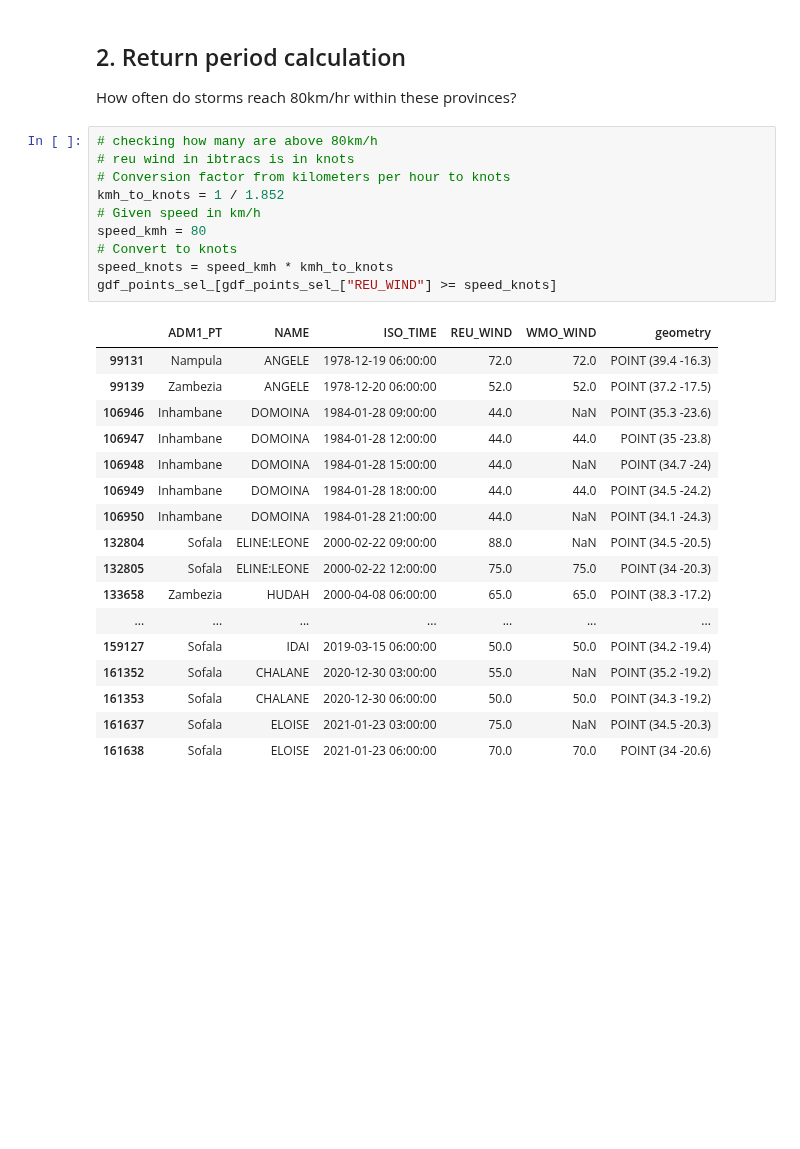
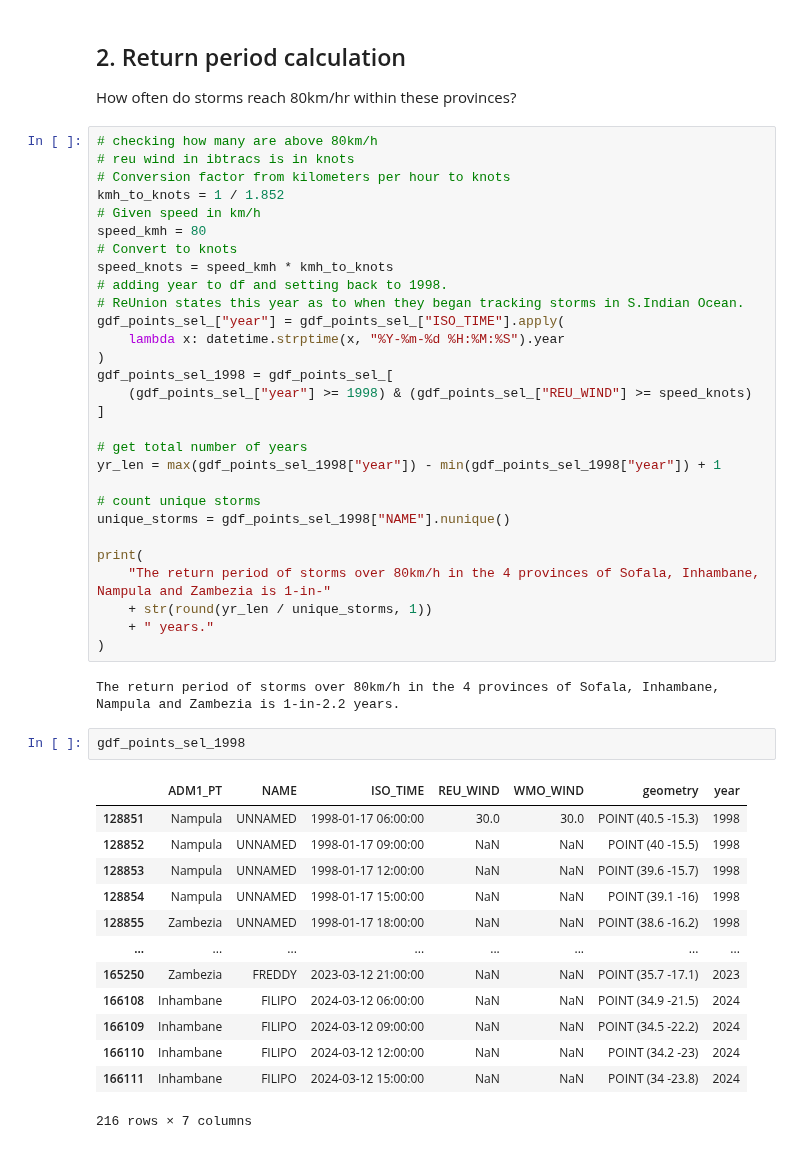
Before and after one commit to OCHA-DAP/ds-aa-moz-cyclones, a Jupyter notebook: analysis/01_return_period.ipynb, the cells around one changed output. Drawn from its saved outputs; the diff is of its cells as text; blank space fills up the shorter version.

Commit message:
adding return periods over the whole area of interest

```diff
--- a/analysis/01_return_period.ipynb
+++ b/analysis/01_return_period.ipynb
@@ -102,22 +106,41 @@ kmh_to_knots = 1 / 1.852
 speed_kmh = 80
 # Convert to knots
 speed_knots = speed_kmh * kmh_to_knots
-gdf_points_sel_[gdf_points_sel_["REU_WIND"] >= speed_knots]
+# adding year to df and setting back to 1998.
+# ReUnion states this year as to when they began tracking storms in S.Indian Ocean.
+gdf_points_sel_["year"] = gdf_points_sel_["ISO_TIME"].apply(
+    lambda x: datetime.strptime(x, "%Y-%m-%d %H:%M:%S").year
+)
+gdf_points_sel_1998 = gdf_points_sel_[
+    (gdf_points_sel_["year"] >= 1998) & (gdf_points_sel_["REU_WIND"] >= speed_knots)
+]
+
+# get total number of years
+yr_len = max(gdf_points_sel_1998["year"]) - min(gdf_points_sel_1998["year"]) + 1
+
+# count unique storms
+unique_storms = gdf_points_sel_1998["NAME"].nunique()
+
+print(
+    "The return period of storms over 80km/h in the 4 provinces of Sofala, Inhambane, Nampula and Zambezia is 1-in-"
+    + str(round(yr_len / unique_storms, 1))
+    + " years."
+)
 # %% [output]
-|  | ADM1_PT | NAME | ISO_TIME | REU_WIND | WMO_WIND | geometry |
-| 99131 | Nampula | ANGELE | 1978-12-19 06:00:00 | 72.0 | 72.0 | POINT (39.4 -16.3) |
-| 99139 | Zambezia | ANGELE | 1978-12-20 06:00:00 | 52.0 | 52.0 | POINT (37.2 -17.5) |
-| 106946 | Inhambane | DOMOINA | 1984-01-28 09:00:00 | 44.0 | NaN | POINT (35.3 -23.6) |
-| 106947 | Inhambane | DOMOINA | 1984-01-28 12:00:00 | 44.0 | 44.0 | POINT (35 -23.8) |
-| 106948 | Inhambane | DOMOINA | 1984-01-28 15:00:00 | 44.0 | NaN | POINT (34.7 -24) |
-| 106949 | Inhambane | DOMOINA | 1984-01-28 18:00:00 | 44.0 | 44.0 | POINT (34.5 -24.2) |
-| 106950 | Inhambane | DOMOINA | 1984-01-28 21:00:00 | 44.0 | NaN | POINT (34.1 -24.3) |
-| 132804 | Sofala | ELINE:LEONE | 2000-02-22 09:00:00 | 88.0 | NaN | POINT (34.5 -20.5) |
-| 132805 | Sofala | ELINE:LEONE | 2000-02-22 12:00:00 | 75.0 | 75.0 | POINT (34 -20.3) |
-| 133658 | Zambezia | HUDAH | 2000-04-08 06:00:00 | 65.0 | 65.0 | POINT (38.3 -17.2) |
-| ... | ... | ... | ... | ... | ... | ... |
-| 159127 | Sofala | IDAI | 2019-03-15 06:00:00 | 50.0 | 50.0 | POINT (34.2 -19.4) |
-| 161352 | Sofala | CHALANE | 2020-12-30 03:00:00 | 55.0 | NaN | POINT (35.2 -19.2) |
-| 161353 | Sofala | CHALANE | 2020-12-30 06:00:00 | 50.0 | 50.0 | POINT (34.3 -19.2) |
-| 161637 | Sofala | ELOISE | 2021-01-23 03:00:00 | 75.0 | NaN | POINT (34.5 -20.3) |
-| 161638 | Sofala | ELOISE | 2021-01-23 06:00:00 | 70.0 | 70.0 | POINT (34 -20.6) |
+The return period of storms over 80km/h in the 4 provinces of Sofala, Inhambane, Nampula and Zambezia is 1-in-2.2 years.
+# %%
+gdf_points_sel_1998
+# %% [output]
+|  | ADM1_PT | NAME | ISO_TIME | REU_WIND | WMO_WIND | geometry | year |
+| 128851 | Nampula | UNNAMED | 1998-01-17 06:00:00 | 30.0 | 30.0 | POINT (40.5 -15.3) | 1998 |
+| 128852 | Nampula | UNNAMED | 1998-01-17 09:00:00 | NaN | NaN | POINT (40 -15.5) | 1998 |
+| 128853 | Nampula | UNNAMED | 1998-01-17 12:00:00 | NaN | NaN | POINT (39.6 -15.7) | 1998 |
+| 128854 | Nampula | UNNAMED | 1998-01-17 15:00:00 | NaN | NaN | POINT (39.1 -16) | 1998 |
+| 128855 | Zambezia | UNNAMED | 1998-01-17 18:00:00 | NaN | NaN | POINT (38.6 -16.2) | 1998 |
+| ... | ... | ... | ... | ... | ... | ... | ... |
+| 165250 | Zambezia | FREDDY | 2023-03-12 21:00:00 | NaN | NaN | POINT (35.7 -17.1) | 2023 |
+| 166108 | Inhambane | FILIPO | 2024-03-12 06:00:00 | NaN | NaN | POINT (34.9 -21.5) | 2024 |
+| 166109 | Inhambane | FILIPO | 2024-03-12 09:00:00 | NaN | NaN | POINT (34.5 -22.2) | 2024 |
+| 166110 | Inhambane | FILIPO | 2024-03-12 12:00:00 | NaN | NaN | POINT (34.2 -23) | 2024 |
+| 166111 | Inhambane | FILIPO | 2024-03-12 15:00:00 | NaN | NaN | POINT (34 -23.8) | 2024 |
+216 rows × 7 columns
```
Also changed, not shown: parts of 1 cell of this notebook.
